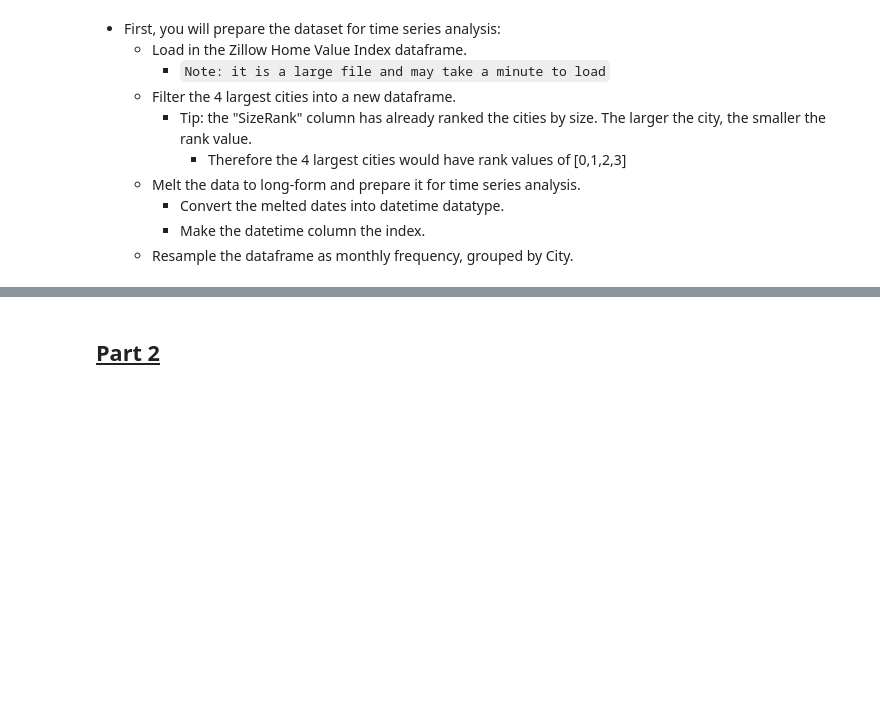
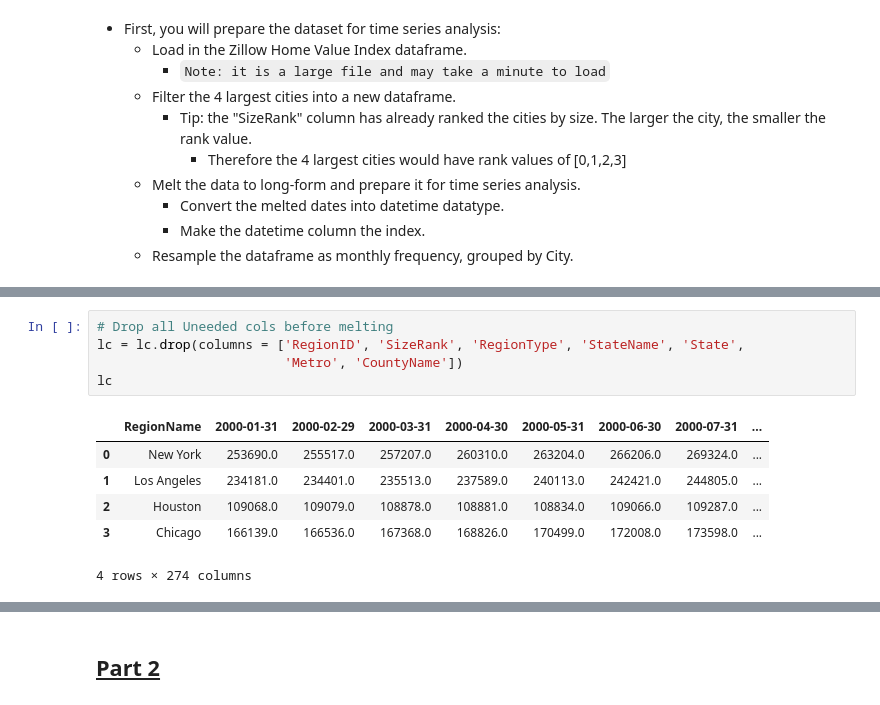
Before and after one commit to VALDE021/Preparing-Time-Series-from-Wide-Form-Data-Core-EricNV, a Jupyter notebook: Preparing Time Series from Wide-Form Data Core-EricNV.ipynb, the cells around one changed output, grey strips where cells are left out. Cells and saved outputs as stored; diff of their text form; blank space fills up the shorter version.

```diff
--- a/Preparing Time Series from Wide-Form Data Core-EricNV.ipynb
+++ b/Preparing Time Series from Wide-Form Data Core-EricNV.ipynb
@@ -62,0 +70,12 @@ KeyError: ('New York', 'Los Angeles', 'Houston', 'Chicago')
+# %%
+# Drop all Uneeded cols before melting
+lc = lc.drop(columns = ['RegionID', 'SizeRank', 'RegionType', 'StateName', 'State',
+                        'Metro', 'CountyName'])
+lc
+# %% [output]
+|  | RegionName | 2000-01-31 | 2000-02-29 | 2000-03-31 | 2000-04-30 | 2000-05-31 | 2000-06-30 | 2000-07-31 | ... |
+| 0 | New York | 253690.0 | 255517.0 | 257207.0 | 260310.0 | 263204.0 | 266206.0 | 269324.0 | ... |
+| 1 | Los Angeles | 234181.0 | 234401.0 | 235513.0 | 237589.0 | 240113.0 | 242421.0 | 244805.0 | ... |
+| 2 | Houston | 109068.0 | 109079.0 | 108878.0 | 108881.0 | 108834.0 | 109066.0 | 109287.0 | ... |
+| 3 | Chicago | 166139.0 | 166536.0 | 167368.0 | 168826.0 | 170499.0 | 172008.0 | 173598.0 | ... |
+4 rows × 274 columns
```
Also changed, not shown: parts of 21 cells of this notebook.
